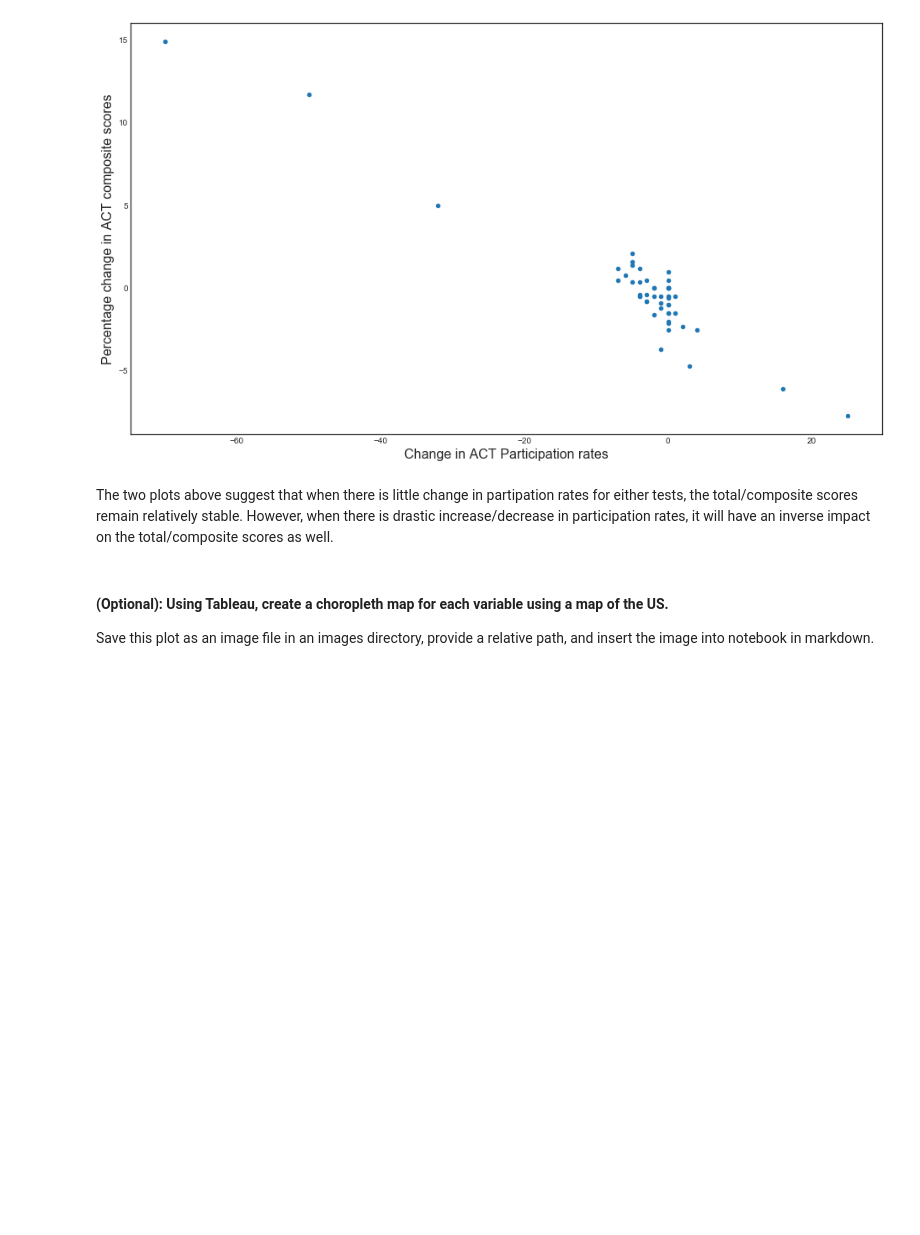
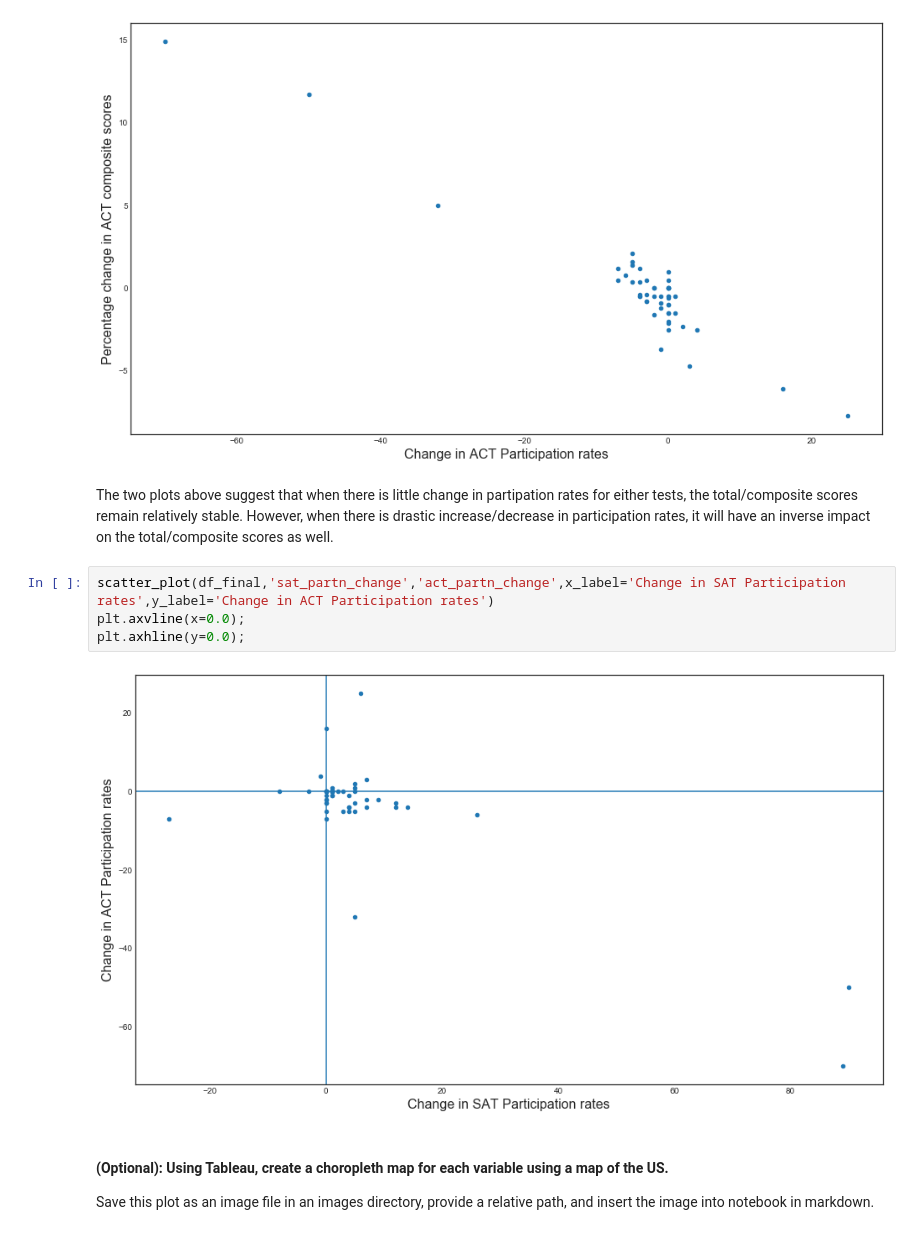
Before and after one commit to JunyuanLin/dsiprojects, a Jupyter notebook: Project_1_SAT_Analysis/code/SAT_analysis.ipynb, the cells around one changed output. Saved outputs shown, nothing was run; the diff lists cells and outputs as text; blank space fills up the shorter version.

```diff
--- a/Project_1_SAT_Analysis/code/SAT_analysis.ipynb
+++ b/Project_1_SAT_Analysis/code/SAT_analysis.ipynb
@@ -1252,6 +1252,12 @@ scatter_plot(df_final,'act_partn_change','act_comp_change_pct',x_label='Change i
 [figure]
 # %% [markdown]
 The two plots above suggest that when there is little change in partipation rates for either tests, the total/composite scores remain relatively stable. However, when there is drastic increase/decrease in participation rates, it will have an inverse impact on the total/composite scores as well.
+# %%
+scatter_plot(df_final,'sat_partn_change','act_partn_change',x_label='Change in SAT Participation rates',y_label='Change in ACT Participation rates')
+plt.axvline(x=0.0);
+plt.axhline(y=0.0);
+# %% [output]
+[figure, added]
 # %% [markdown]
 #### (Optional): Using Tableau, create a choropleth map for each variable using a map of the US.
 
```
Also changed, not shown: parts of 1 cell of this notebook, 1 other file.
